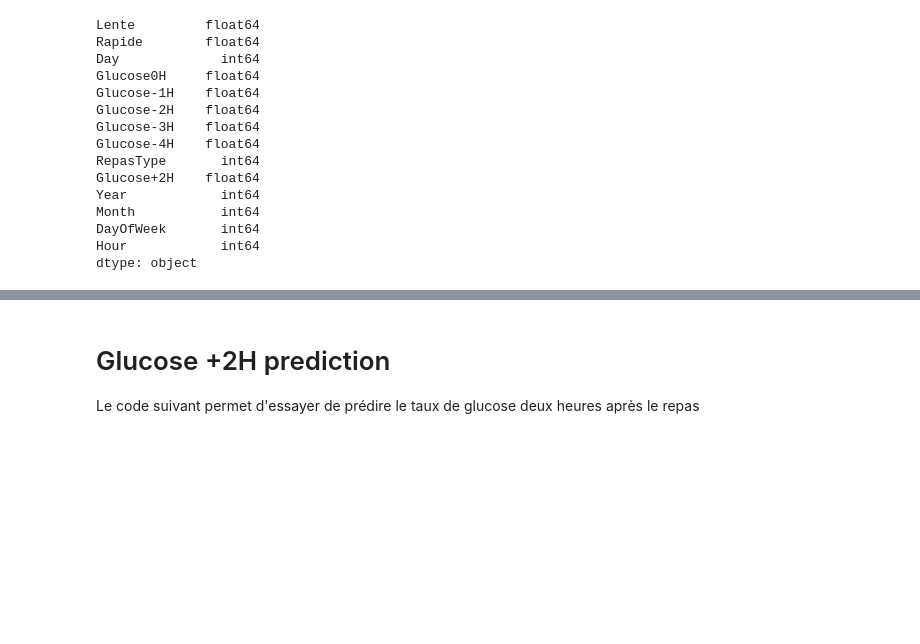
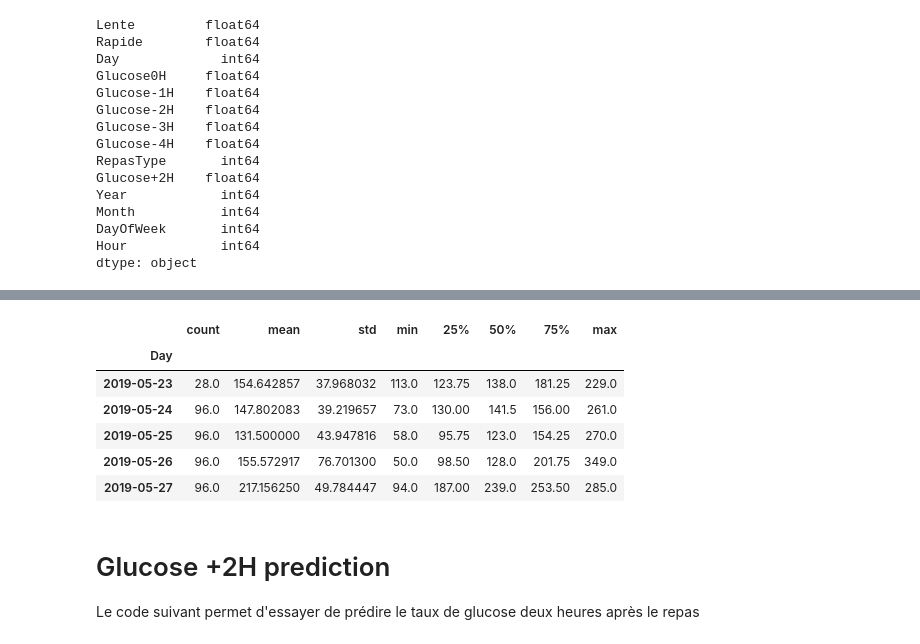
Before and after one commit to MartinSamouiller/FreestyleGlycemie, a Jupyter notebook: src/1_TAUX2H/ExtractData.ipynb, the cells around one changed output, grey strips where cells are left out. Drawn from its saved outputs; the diff is of its cells as text; code cells hidden in the pictures; blank space fills up the shorter version.

```diff
--- a/src/1_TAUX2H/ExtractData.ipynb
+++ b/src/1_TAUX2H/ExtractData.ipynb
@@ -202,3 +276,15 @@ dtype: object
+# %%
+df_glucose_analyse = df_glucose.groupby('Day')['Glucose'].describe()
+# %%
+df_glucose_analyse.head()
+# %% [output]
+|  | count | mean | std | min | 25% | 50% | 75% | max |
+| Day |  |  |  |  |  |  |  |  |
+| 2019-05-23 | 28.0 | 154.642857 | 37.968032 | 113.0 | 123.75 | 138.0 | 181.25 | 229.0 |
+| 2019-05-24 | 96.0 | 147.802083 | 39.219657 | 73.0 | 130.00 | 141.5 | 156.00 | 261.0 |
+| 2019-05-25 | 96.0 | 131.500000 | 43.947816 | 58.0 | 95.75 | 123.0 | 154.25 | 270.0 |
+| 2019-05-26 | 96.0 | 155.572917 | 76.701300 | 50.0 | 98.50 | 128.0 | 201.75 | 349.0 |
+| 2019-05-27 | 96.0 | 217.156250 | 49.784447 | 94.0 | 187.00 | 239.0 | 253.50 | 285.0 |
 # %% [markdown]
 # Glucose +2H prediction
 
```
Also changed, not shown: parts of 8 cells of this notebook, 2 other files.
